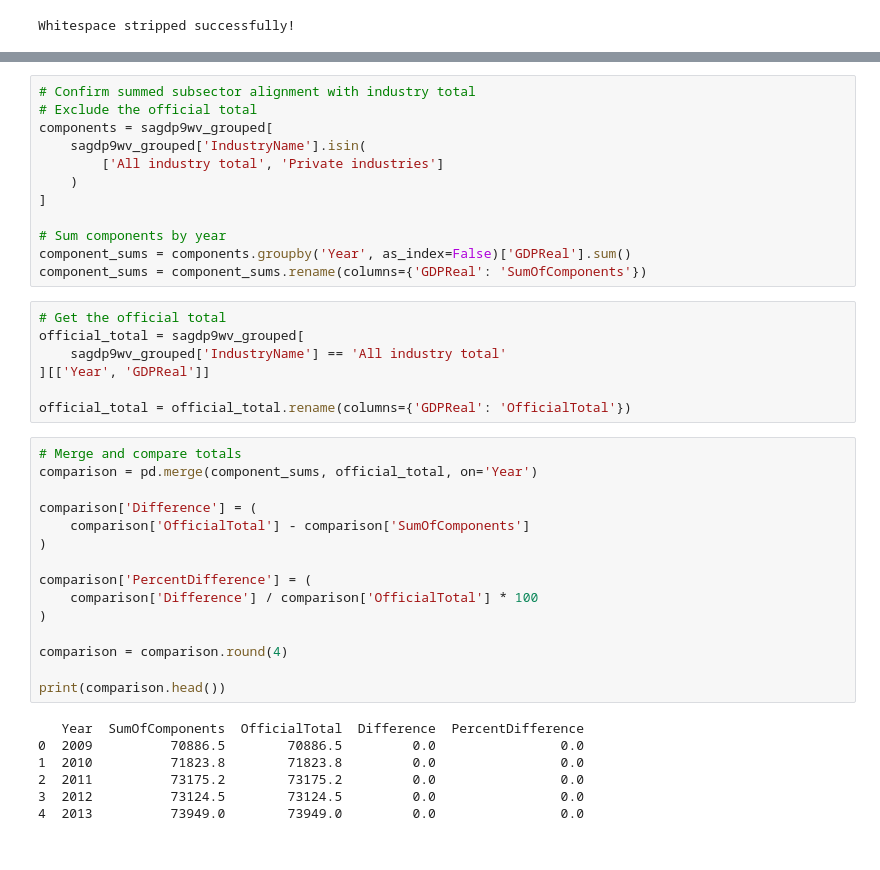
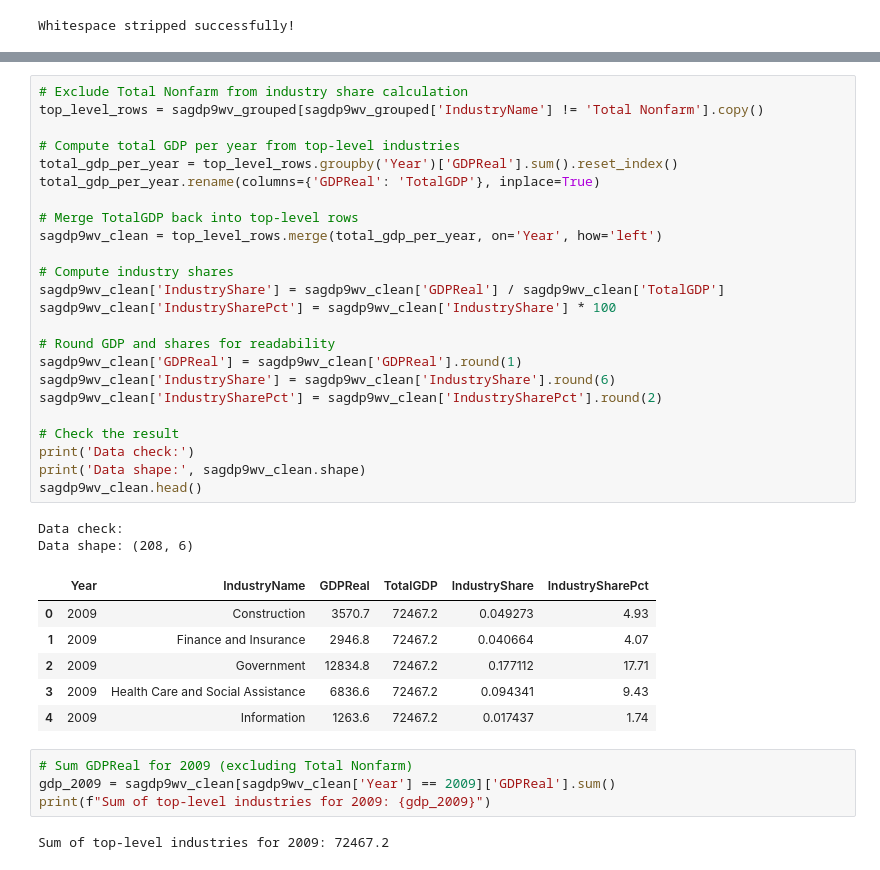
Before and after one commit to bgizzle78/nf-insights-project, a Jupyter notebook: notebooks/bea_sagdp9_wv_data_cleaning.ipynb, the cells around one changed output, grey strips where cells are left out. Cells and saved outputs as stored; diff of their text form.

```diff
--- a/notebooks/bea_sagdp9_wv_data_cleaning.ipynb
+++ b/notebooks/bea_sagdp9_wv_data_cleaning.ipynb
@@ -420,43 +409,41 @@ Data shape: (240, 3)
-# %%
-# Confirm summed subsector alignment with industry total
-# Exclude the official total
-components = sagdp9wv_grouped[
-    sagdp9wv_grouped['IndustryName'].isin(
-        ['All industry total', 'Private industries']
-    )
-]
-
-# Sum components by year
-component_sums = components.groupby('Year', as_index=False)['GDPReal'].sum()
-component_sums = component_sums.rename(columns={'GDPReal': 'SumOfComponents'})
-# %%
-# Get the official total
-official_total = sagdp9wv_grouped[
-    sagdp9wv_grouped['IndustryName'] == 'All industry total'
-][['Year', 'GDPReal']]
-
-official_total = official_total.rename(columns={'GDPReal': 'OfficialTotal'})
-# %%
-# Merge and compare totals
-comparison = pd.merge(component_sums, official_total, on='Year')
-
-comparison['Difference'] = (
-    comparison['OfficialTotal'] - comparison['SumOfComponents']
-)
-
-comparison['PercentDifference'] = (
-    comparison['Difference'] / comparison['OfficialTotal'] * 100
-)
-
-comparison = comparison.round(4)
-
-print(comparison.head())
-# %% [output]
-   Year  SumOfComponents  OfficialTotal  Difference  PercentDifference
-0  2009          70886.5        70886.5         0.0                0.0
-1  2010          71823.8        71823.8         0.0                0.0
-2  2011          73175.2        73175.2         0.0                0.0
-3  2012          73124.5        73124.5         0.0                0.0
-4  2013          73949.0        73949.0         0.0                0.0
+# %%
+# Exclude Total Nonfarm from industry share calculation
+top_level_rows = sagdp9wv_grouped[sagdp9wv_grouped['IndustryName'] != 'Total Nonfarm'].copy()
+
+# Compute total GDP per year from top-level industries
+total_gdp_per_year = top_level_rows.groupby('Year')['GDPReal'].sum().reset_index()
+total_gdp_per_year.rename(columns={'GDPReal': 'TotalGDP'}, inplace=True)
+
+# Merge TotalGDP back into top-level rows
+sagdp9wv_clean = top_level_rows.merge(total_gdp_per_year, on='Year', how='left')
+
+# Compute industry shares
+sagdp9wv_clean['IndustryShare'] = sagdp9wv_clean['GDPReal'] / sagdp9wv_clean['TotalGDP']
+sagdp9wv_clean['IndustrySharePct'] = sagdp9wv_clean['IndustryShare'] * 100
+
+# Round GDP and shares for readability
+sagdp9wv_clean['GDPReal'] = sagdp9wv_clean['GDPReal'].round(1)
+sagdp9wv_clean['IndustryShare'] = sagdp9wv_clean['IndustryShare'].round(6)
+sagdp9wv_clean['IndustrySharePct'] = sagdp9wv_clean['IndustrySharePct'].round(2)
+
+# Check the result
+print('Data check:')
+print('Data shape:', sagdp9wv_clean.shape)
+sagdp9wv_clean.head()
+# %% [output]
+Data check:
+Data shape: (208, 6)
+|  | Year | IndustryName | GDPReal | TotalGDP | IndustryShare | IndustrySharePct |
+| 0 | 2009 | Construction | 3570.7 | 72467.2 | 0.049273 | 4.93 |
+| 1 | 2009 | Finance and Insurance | 2946.8 | 72467.2 | 0.040664 | 4.07 |
+| 2 | 2009 | Government | 12834.8 | 72467.2 | 0.177112 | 17.71 |
+| 3 | 2009 | Health Care and Social Assistance | 6836.6 | 72467.2 | 0.094341 | 9.43 |
+| 4 | 2009 | Information | 1263.6 | 72467.2 | 0.017437 | 1.74 |
+# %%
+# Sum GDPReal for 2009 (excluding Total Nonfarm)
+gdp_2009 = sagdp9wv_clean[sagdp9wv_clean['Year'] == 2009]['GDPReal'].sum()
+print(f"Sum of top-level industries for 2009: {gdp_2009}")
+# %% [output]
+Sum of top-level industries for 2009: 72467.2
 # %%
 # Check for duplicates
```
Also changed, not shown: parts of 7 cells of this notebook.
